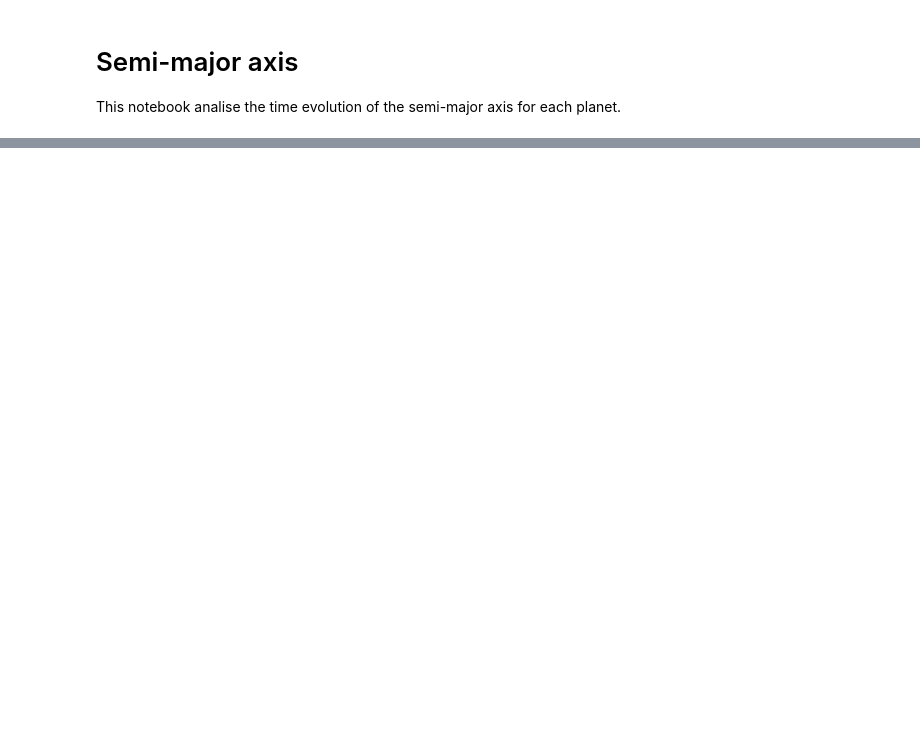
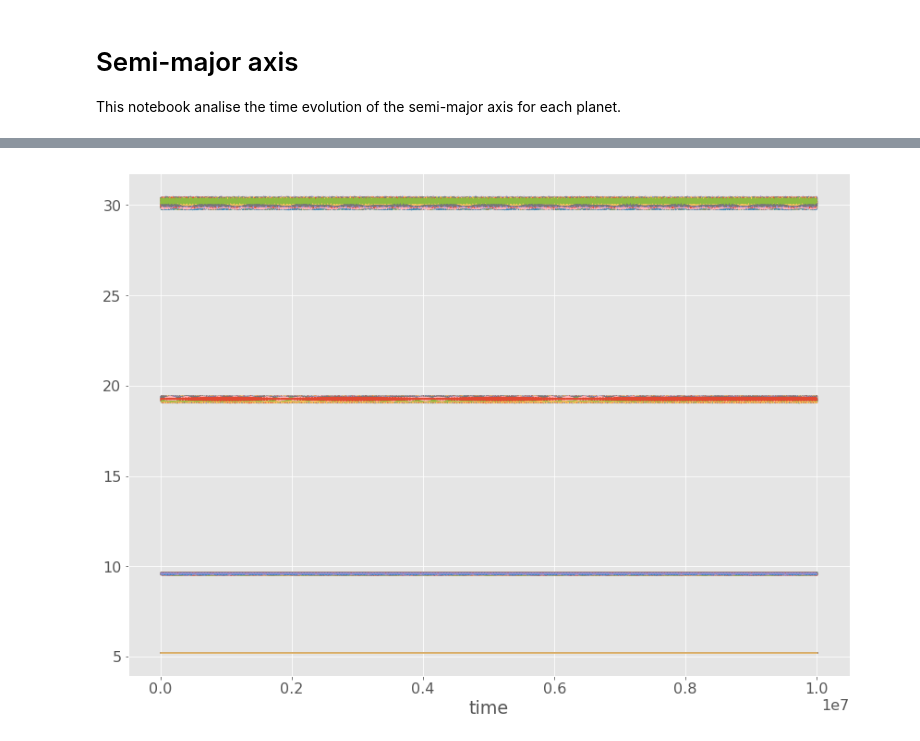
Before and after one commit to DeSouzaSR/MVS_SS_Circ_Invar4, a Jupyter notebook: develop/6-2018-08-18-srds-semi-major-axis.ipynb, the cells around one changed output, grey strips where cells are left out. Cells and saved outputs as stored; diff of their text form; code cells hidden in the pictures; blank space fills up the shorter version.

```diff
--- a/develop/6-2018-08-18-srds-semi-major-axis.ipynb
+++ b/develop/6-2018-08-18-srds-semi-major-axis.ipynb
@@ -90,0 +134,7 @@ mercury = data_planets.loc['Mercury']
+# %%
+ax = plt.gca()
+giants = planets[4:8]
+for planet in giants:
+    data_planet.loc[planet].set_index('time').plot(ax = ax, legend=False, figsize=(14,10))
+# %% [output]
+[figure, added]
```
Also changed, not shown: parts of 11 cells of this notebook, 2 other files.
